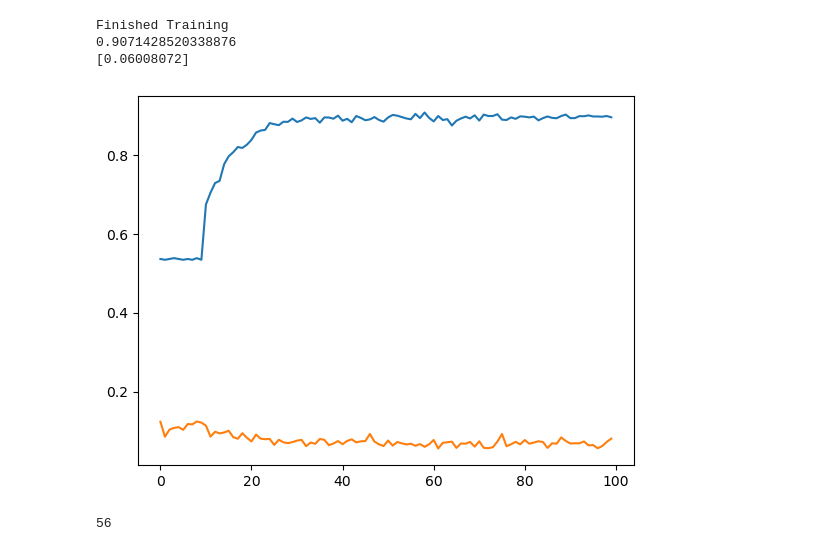
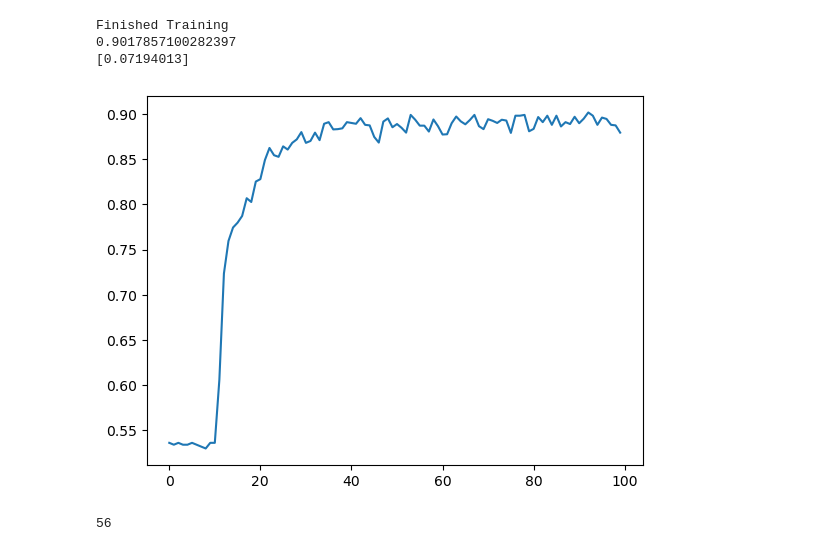
Before and after one commit to Enrico-Brugn/Image_Classifier, a Jupyter notebook: ML_load_run.ipynb, the cells around one changed output. Cells and saved outputs as stored; diff of their text form; code cells hidden in the pictures.

```diff
--- a/ML_load_run.ipynb
+++ b/ML_load_run.ipynb
@@ -36,7 +36,7 @@ optimizer = torch.optim.SGD(net.parameters(), lr=0.001, momentum=0.9)
 num_epochs = 100
 # %%
 epochs_F1List = np.zeros((2, 100))
-F1= F1Score("multiclass", num_classes = 5)
+F1= F1Score("multiclass", num_classes = 6)
 f1_max = 0
 # %%
 for epoch in range(num_epochs):  # loop over the dataset multiple times
@@ -102,19 +260,18 @@ for epoch in range(num_epochs):  # loop over the dataset multiple times
 # %%
 print('Finished Training')
 
 
 plt.plot(epochs_F1List[0])
-plt.plot(epochs_F1List[1])
 print(epochs_F1List[0].max())
 
 ind = np.where(epochs_F1List[0]==epochs_F1List[0].max())
 print(epochs_F1List[1][ind])
 plt.savefig("f1.png")
 # %% [output]
 Finished Training
-0.9071428520338876
-[0.06008072]
+0.9017857100282397
+[0.07194013]
-[figure, old version]
+[figure, new version]
 # %%
 len(dl_test)
 # %% [output]
```
Also changed, not shown: parts of 1 cell of this notebook, 6 other files.
